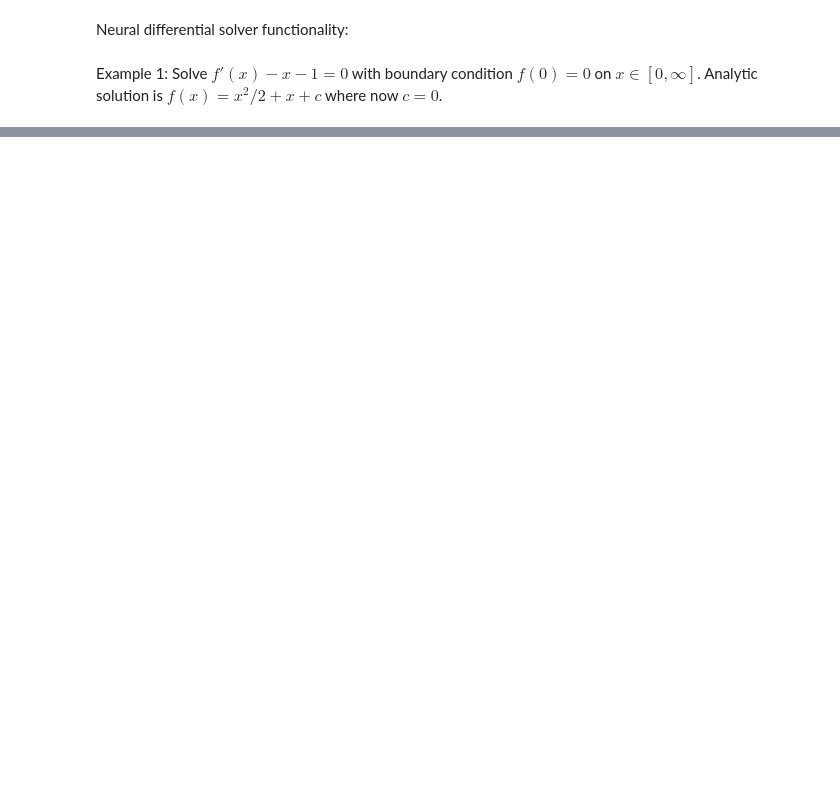
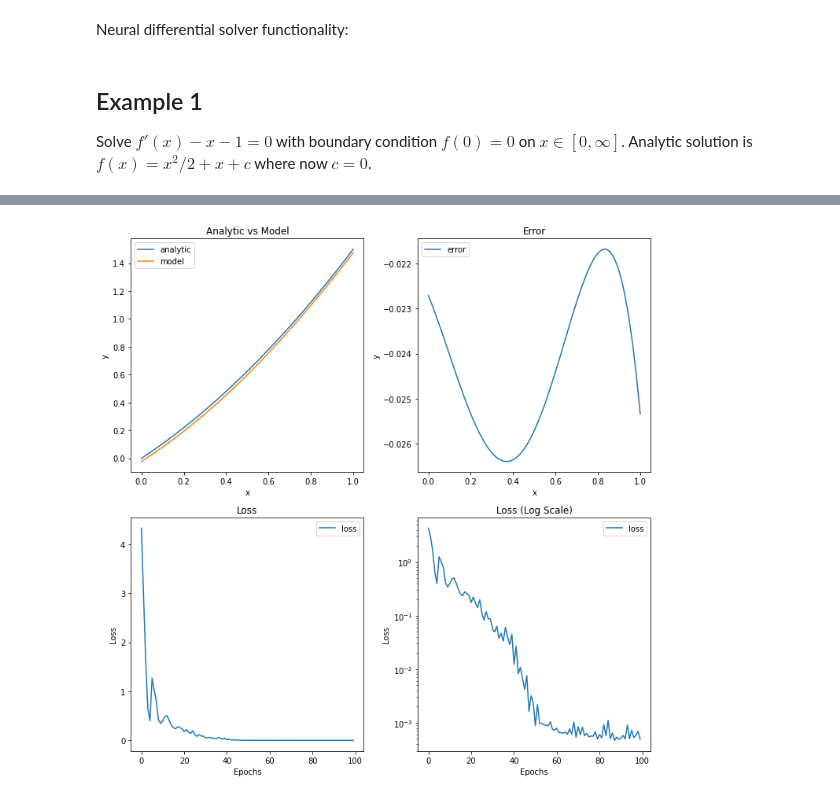
Before and after one commit to virtanenj/neural-differential-solver, a Jupyter notebook: revision.ipynb, the cells around one changed output, grey strips where cells are left out. Saved outputs shown, nothing was run; the diff lists cells and outputs as text; code cells hidden in the pictures; blank space fills up the shorter version.

Commit message:
new example

```diff
--- a/revision.ipynb
+++ b/revision.ipynb
@@ -76,9 +76,12 @@ class LossFunction(nn.Module):
             bc_boundaries_mask = [True for _ in range(self.problem_order)]
         else:
             bc_boundaries_mask = torch.isin(x_data, self.bc_boundaries)
-        bc_boundaries_present = x_data[bc_boundaries_mask]
-        bc_boundaries_present = bc_boundaries_present.unsqueeze(-1)
-        bc_term = self._calcBoundaryCondition(model, bc_boundaries_present)
+        if bc_boundaries_mask.any():
+            bc_boundaries_present = x_data[bc_boundaries_mask]
+            bc_boundaries_present = bc_boundaries_present.unsqueeze(-1)
+            bc_term = self._calcBoundaryCondition(model, bc_boundaries_present)
+        else:
+            bc_term = 0.0
         return F_term + bc_term
 
 
@@ -107,10 +110,11 @@ def training(model, loss_fn, dataloader, num_epochs, learning_rate):
 
     return loss_history
 # %% [markdown]
-Example 1: Solve $f'(x) - x - 1 = 0$ with boundary condition $f(0) = 0$ on $x \in [0,\infty]$. Analytic solution is $f(x) = x^2 / 2 + x + c$ where now $c = 0$.
+## Example 1
+Solve $f'(x) - x - 1 = 0$ with boundary condition $f(0) = 0$ on $x \in [0,\infty]$. Analytic solution is $f(x) = x^2 / 2 + x + c$ where now $c = 0$.
 # %%
 # --- Problem definitions ---
-def equation_1(f, x):
+def equation(f, x):
     f_prime = calcGradients(f, x, 1)
     return f_prime - x - 1
 
@@ -127,11 +131,11 @@ x_max = 1.0
 
 # --- Solver input definitions ---
 # Loss
-loss_fn = LossFunction(equation_1, bc_ps, bc_functions, bc_xs)
+loss_fn = LossFunction(equation, bc_ps, bc_functions, bc_xs)
 
 # Domain specification
 discretization = 0.01
-batch_size = 100
+batch_size = 50
 batch_shuffle = True
 
 x = np.arange(x_min, x_max, discretization)
@@ -147,3 +151,56 @@ model = DNN(input_shape, hidden_shapes, output_shape)
 # Training
 num_epochs = 100
 learning_rate = 0.01
+
+
+# --- Running solver ---
+loss_data = training(model, loss_fn, dataloader, num_epochs, learning_rate)
+
+
+# --- Result visualization
+def equation_analytic(x):
+    return x**2 * 0.5 + x
+
+model.eval()
+x_eval = np.linspace(0,1,100)
+y_analytic = equation_analytic(x_eval)
+x_eval_tensor = torch.from_numpy(x_eval).float().unsqueeze(-1)
+y_model = model(x_eval_tensor).detach().flatten().numpy()
+
+y_error = y_model - y_analytic
+
+fig, axs = plt.subplots(2, 2, figsize=(10, 10))
+
+# Plot 1: Analytic vs Model
+axs[0, 0].plot(x_eval, y_analytic, label="analytic")
+axs[0, 0].plot(x_eval, y_model, label="model")
+axs[0, 0].legend()
+axs[0, 0].set_xlabel("x")
+axs[0, 0].set_ylabel("y")
+axs[0, 0].set_title("Analytic vs Model")
+
+# Plot 2: Error
+axs[0, 1].plot(x_eval, y_error, label="error")
+axs[0, 1].legend()
+axs[0, 1].set_xlabel("x")
+axs[0, 1].set_ylabel("y")
+axs[0, 1].set_title("Error")
+
+# Plot 3: Loss
+axs[1, 0].plot(loss_data, label="loss")
+axs[1, 0].legend()
+axs[1, 0].set_xlabel("Epochs")
+axs[1, 0].set_ylabel("Loss")
+axs[1, 0].set_title("Loss")
+
+# Plot 4: Loss (Log Scale)
+axs[1, 1].plot(loss_data, label="loss")
+axs[1, 1].set_yscale("log")
+axs[1, 1].legend()
+axs[1, 1].set_xlabel("Epochs")
+axs[1, 1].set_ylabel("Loss")
+axs[1, 1].set_title("Loss (Log Scale)")
+
+plt.tight_layout()
+plt.show()
+# %% [output]
@@ -149,0 +224 @@ learning_rate = 0.01
+[figure, added]
```
Also changed, not shown: parts of 5 cells of this notebook.
